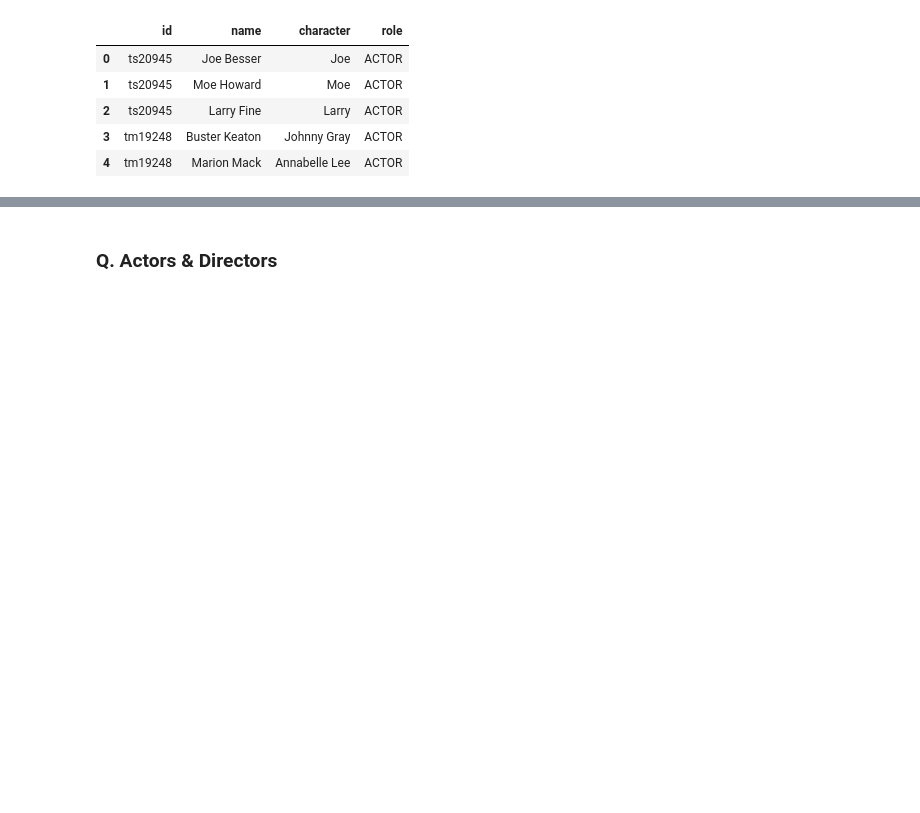
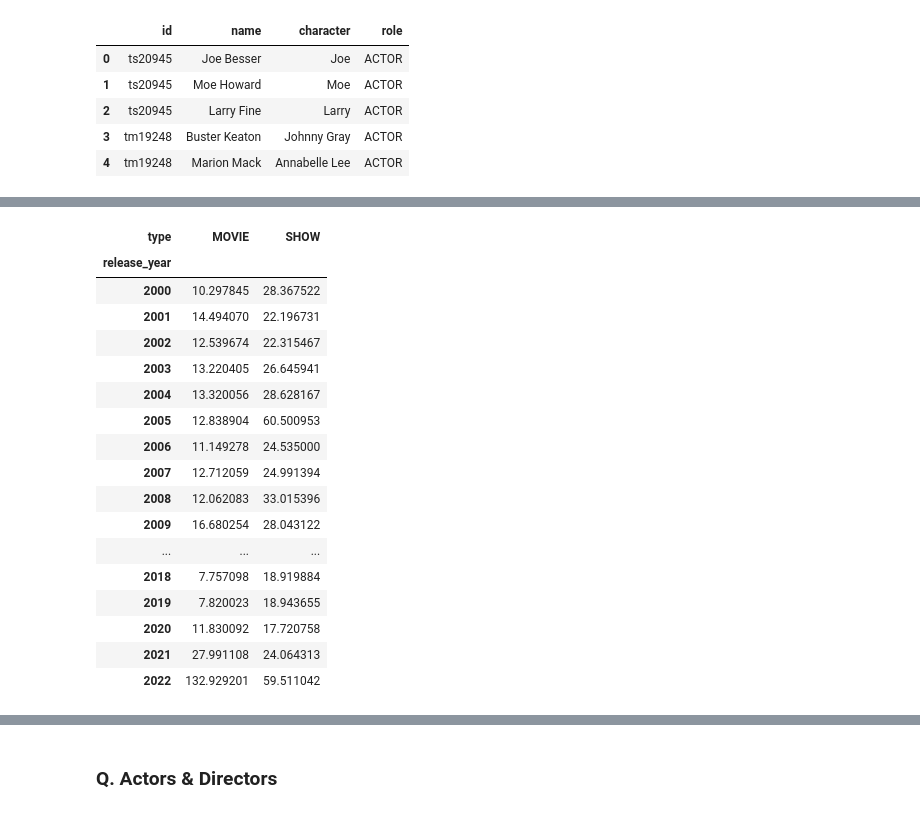
Before and after one commit to quytrungg/Group1_Final_Project_CSC17104, a Jupyter notebook: phase_3_data_analysis/data_analysis.ipynb, the cells around one changed output, grey strips where cells are left out. Saved outputs shown, nothing was run; the diff lists cells and outputs as text; code cells hidden in the pictures; blank space fills up the shorter version.

```diff
--- a/phase_3_data_analysis/data_analysis.ipynb
+++ b/phase_3_data_analysis/data_analysis.ipynb
@@ -51,0 +83,23 @@ df_data.head()
+# %%
+last10y_popularity = df_data[df_data['release_year'] >= 2000].loc[:, ['release_year', 'type', 'tmdb_popularity']].drop_duplicates().dropna().reset_index(drop=True)
+last10y_popularity_table = pd.pivot_table(last10y_popularity, values='tmdb_popularity', index='release_year', columns='type', aggfunc=np.mean)
+last10y_popularity_table
+# %% [output]
+| type | MOVIE | SHOW |
+| release_year |  |  |
+| 2000 | 10.297845 | 28.367522 |
+| 2001 | 14.494070 | 22.196731 |
+| 2002 | 12.539674 | 22.315467 |
+| 2003 | 13.220405 | 26.645941 |
+| 2004 | 13.320056 | 28.628167 |
+| 2005 | 12.838904 | 60.500953 |
+| 2006 | 11.149278 | 24.535000 |
+| 2007 | 12.712059 | 24.991394 |
+| 2008 | 12.062083 | 33.015396 |
+| 2009 | 16.680254 | 28.043122 |
+| ... | ... | ... |
+| 2018 | 7.757098 | 18.919884 |
+| 2019 | 7.820023 | 18.943655 |
+| 2020 | 11.830092 | 17.720758 |
+| 2021 | 27.991108 | 24.064313 |
+| 2022 | 132.929201 | 59.511042 |
```
Also changed, not shown: parts of 4 cells of this notebook.
